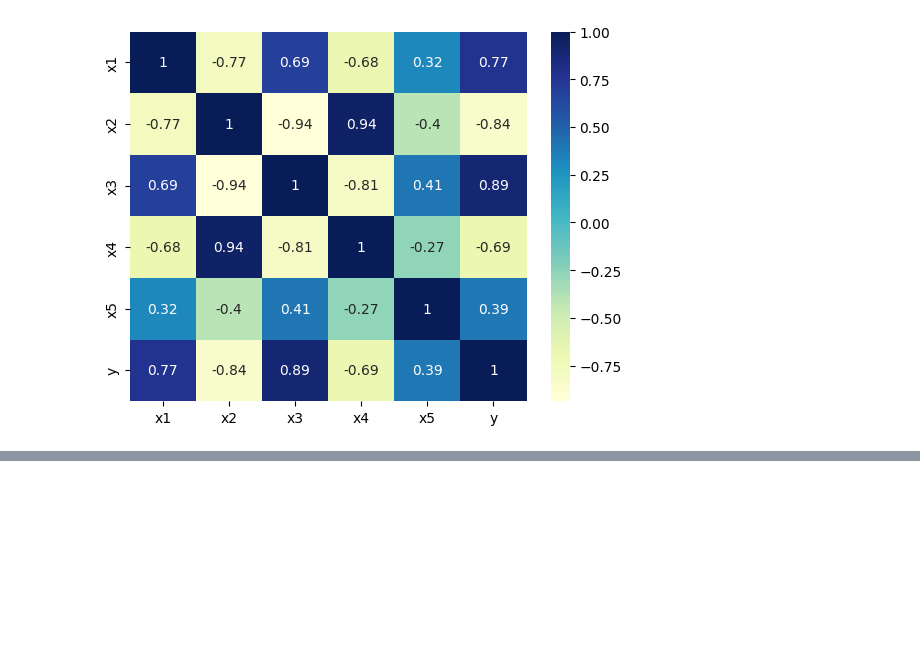
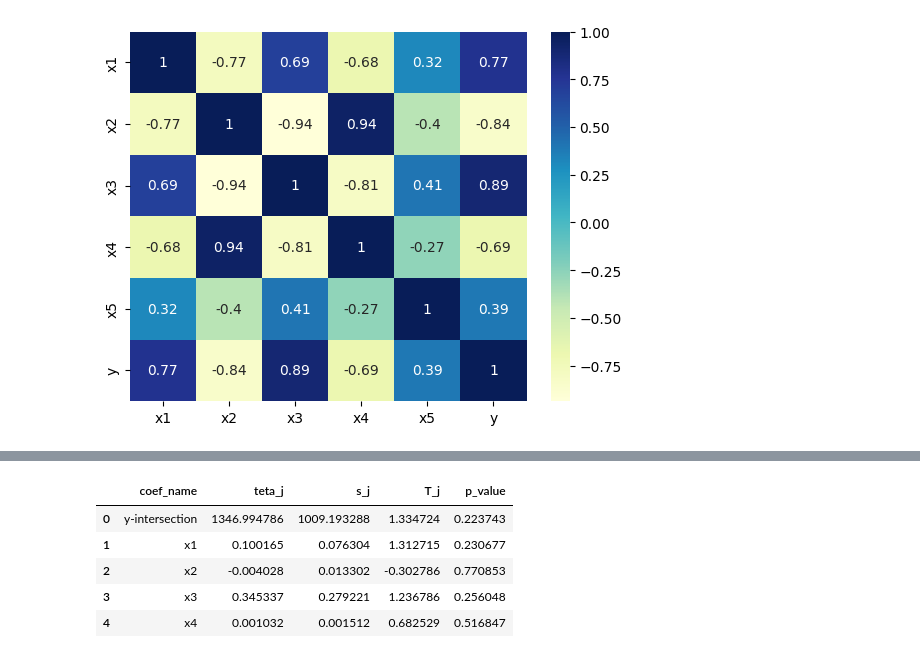
Before and after one commit to CepbluKot/stats, a Jupyter notebook: correct/lr5.ipynb, the cells around one changed output, grey strips where cells are left out. Cells and saved outputs as stored; diff of their text form; code cells hidden in the pictures; blank space fills up the shorter version.

```diff
--- a/correct/lr5.ipynb
+++ b/correct/lr5.ipynb
@@ -702,0 +698,78 @@ r2= [[0.88124347]] r2_adj= [[0.98589689]]
+# %%
+coef_names = ['y-intersection', 'x1', 'x2', 'x3', 'x4']
+
+
+c = pd.DataFrame( columns=['ones', 'x1','x2', 'x3', 'x4'])
+c.ones = [1 for _ in range(len(years))]
+c.x1 = x1
+c.x2 = x2
+c.x3 = x3
+c.x4 = x4
+c_mat = c.to_numpy()
+sj_mat = np.linalg.inv( np.dot(c_mat.T, c_mat))
+res = np.dot(np.dot(sj_mat, c_mat.T), y)
+
+def regr_func(x1,x2,x3,x4):
+    return res[0] + res[1] * x1 + res[2] * x2 + res[3] * x3 + res[4] * x4
+
+y_prognoz = []
+
+for row_id in range(len(df['x1'])):
+    x1_val = df['x1'][row_id]
+    x2_val = df['x2'][row_id]
+    x3_val = df['x3'][row_id]
+    x4_val = df['x4'][row_id]
+    y_res = regr_func(x1_val, x2_val, x3_val, x4_val)
+    y_prognoz.append(y_res)
+
+
+k_fact = 4
+k_e = len(years) - k_fact - 1
+k = len(years) - 1
+
+m = 4
+n = len(years)
+
+
+real = df['y']
+
+s_e = 0
+
+for id in range(len(real)):
+    s_e += (real[id]-y_prognoz[id]) ** 2
+
+
+def find_s_j(j: int):
+    s = (s_e / (n-m-1)) ** 0.5
+    return s * (sj_mat[j][j] ) ** 0.5
+
+def find_t_j(j: int):
+    return res[j] / find_s_j(j)
+
+
+s_j_vals = []
+t_j_vals = []
+p_vals = []
+
+for val_id in range(5):
+    s_j_vals.append(  find_s_j(val_id) )
+    t_j_vals.append(  find_t_j(val_id) )
+
+    p_vals.append(  2 * (1 - stats.t.cdf(np.abs(find_t_j(val_id)), k_e) ))
+
+df_coefs = pd.DataFrame( columns=['coef_name', 'teta_j','s_j', 'T_j', 'p_value'])
+
+df_coefs['coef_name'] = coef_names
+df_coefs['teta_j'] = res
+df_coefs['s_j'] = s_j_vals
+df_coefs['T_j'] = t_j_vals
+df_coefs['p_value'] = p_vals
+
+df_coefs
+# %% [output]
+|  | coef_name | teta_j | s_j | T_j | p_value |
+| 0 | y-intersection | 1346.994786 | 1009.193288 | 1.334724 | 0.223743 |
+| 1 | x1 | 0.100165 | 0.076304 | 1.312715 | 0.230677 |
+| 2 | x2 | -0.004028 | 0.013302 | -0.302786 | 0.770853 |
+| 3 | x3 | 0.345337 | 0.279221 | 1.236786 | 0.256048 |
+| 4 | x4 | 0.001032 | 0.001512 | 0.682529 | 0.516847 |
```
Also changed, not shown: parts of 17 cells of this notebook, 1 other file.
